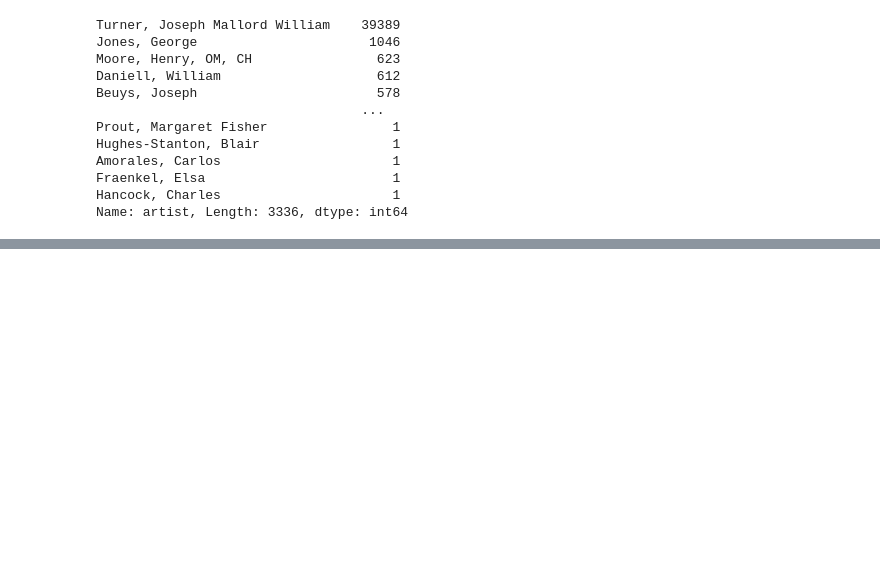
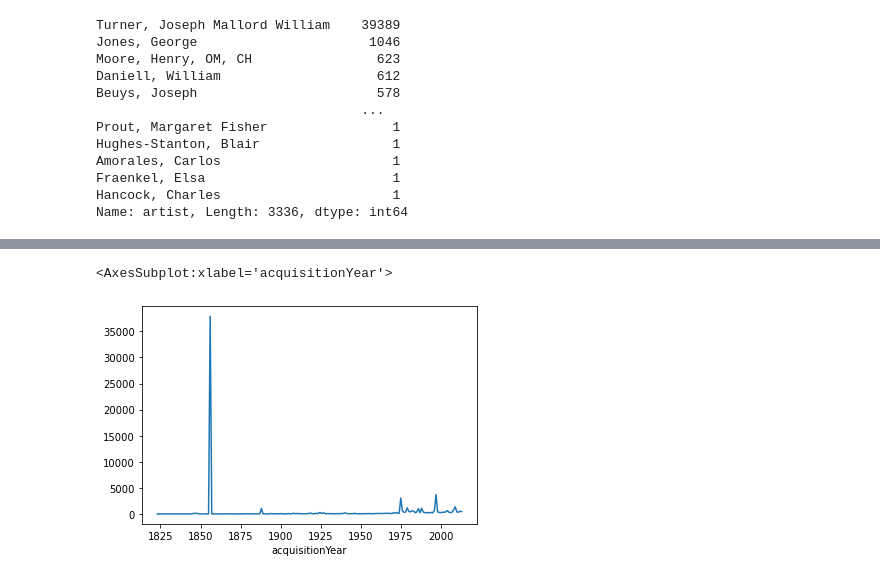
Before and after one commit to yaowenqiang/panda_playbook, a Jupyter notebook: fundamentals.ipynb, the cells around one changed output, grey strips where cells are left out. Saved outputs shown, nothing was run; the diff lists cells and outputs as text; code cells hidden in the pictures; blank space fills up the shorter version.

Commit message:
add plot demo

```diff
--- a/fundamentals.ipynb
+++ b/fundamentals.ipynb
@@ -748,0 +763,6 @@ AttributeError: 'Series' object has no attribute 'columns'
+# %%
+acquisition_years = df.groupby('acquisitionYear').size()
+acquisition_years.plot()
+# %% [output]
+<AxesSubplot:xlabel='acquisitionYear'>
+[figure, added]
```
Also changed, not shown: parts of 8 cells of this notebook, 1 other file.
